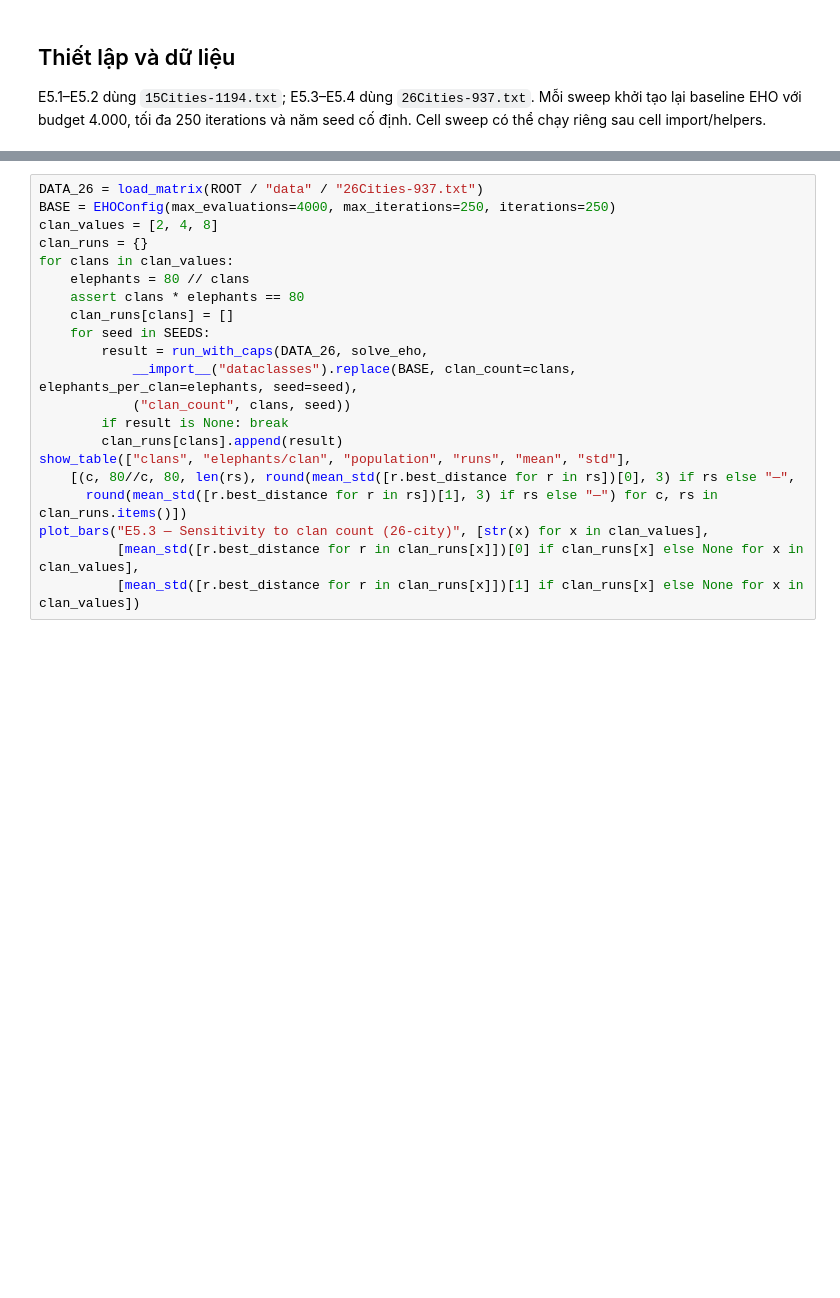
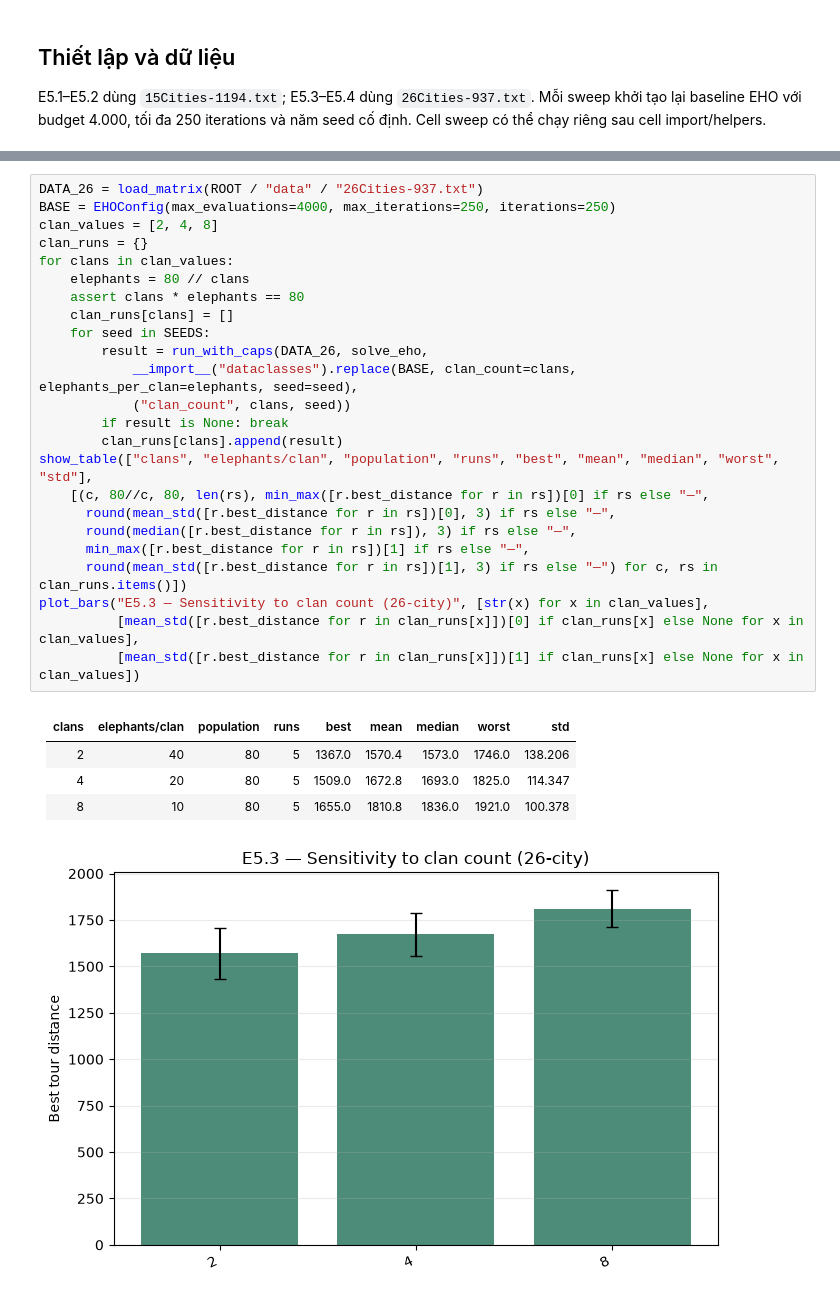
Before and after one commit to LaiThanhDat-glitch/ga-eho-tsp, a Jupyter notebook: Experiment/Experiment5-EHO-Params.ipynb, the cells around one changed output, grey strips where cells are left out. Cells and saved outputs as stored; diff of their text form; blank space fills up the shorter version.

```diff
--- a/Experiment/Experiment5-EHO-Params.ipynb
+++ b/Experiment/Experiment5-EHO-Params.ipynb
@@ -179,24 +214,34 @@ plot_bars("E5.2 — Sensitivity to β (15-city)", [str(x) for x in beta_values],
 # %%
 DATA_26 = load_matrix(ROOT / "data" / "26Cities-937.txt")
 BASE = EHOConfig(max_evaluations=4000, max_iterations=250, iterations=250)
 clan_values = [2, 4, 8]
 clan_runs = {}
 for clans in clan_values:
     elephants = 80 // clans
     assert clans * elephants == 80
     clan_runs[clans] = []
     for seed in SEEDS:
         result = run_with_caps(DATA_26, solve_eho,
             __import__("dataclasses").replace(BASE, clan_count=clans, elephants_per_clan=elephants, seed=seed),
             ("clan_count", clans, seed))
         if result is None: break
         clan_runs[clans].append(result)
-show_table(["clans", "elephants/clan", "population", "runs", "mean", "std"],
-    [(c, 80//c, 80, len(rs), round(mean_std([r.best_distance for r in rs])[0], 3) if rs else "—",
+show_table(["clans", "elephants/clan", "population", "runs", "best", "mean", "median", "worst", "std"],
+    [(c, 80//c, 80, len(rs), min_max([r.best_distance for r in rs])[0] if rs else "—",
+      round(mean_std([r.best_distance for r in rs])[0], 3) if rs else "—",
+      round(median([r.best_distance for r in rs]), 3) if rs else "—",
+      min_max([r.best_distance for r in rs])[1] if rs else "—",
       round(mean_std([r.best_distance for r in rs])[1], 3) if rs else "—") for c, rs in clan_runs.items()])
 plot_bars("E5.3 — Sensitivity to clan count (26-city)", [str(x) for x in clan_values],
           [mean_std([r.best_distance for r in clan_runs[x]])[0] if clan_runs[x] else None for x in clan_values],
           [mean_std([r.best_distance for r in clan_runs[x]])[1] if clan_runs[x] else None for x in clan_values])
+# %% [output]
+| clans | elephants/clan | population | runs | best | mean | median | worst | std |
+| --- | --- | --- | --- | --- | --- | --- | --- | --- |
+| 2 | 40 | 80 | 5 | 1367.0 | 1570.4 | 1573.0 | 1746.0 | 138.206 |
+| 4 | 20 | 80 | 5 | 1509.0 | 1672.8 | 1693.0 | 1825.0 | 114.347 |
+| 8 | 10 | 80 | 5 | 1655.0 | 1810.8 | 1836.0 | 1921.0 | 100.378 |
+[figure, added]
 # %% [markdown]
 ## E5.4 — Số voi được tách khỏi mỗi clan
 
```
Also changed, not shown: parts of 10 cells of this notebook, 8 other files.
